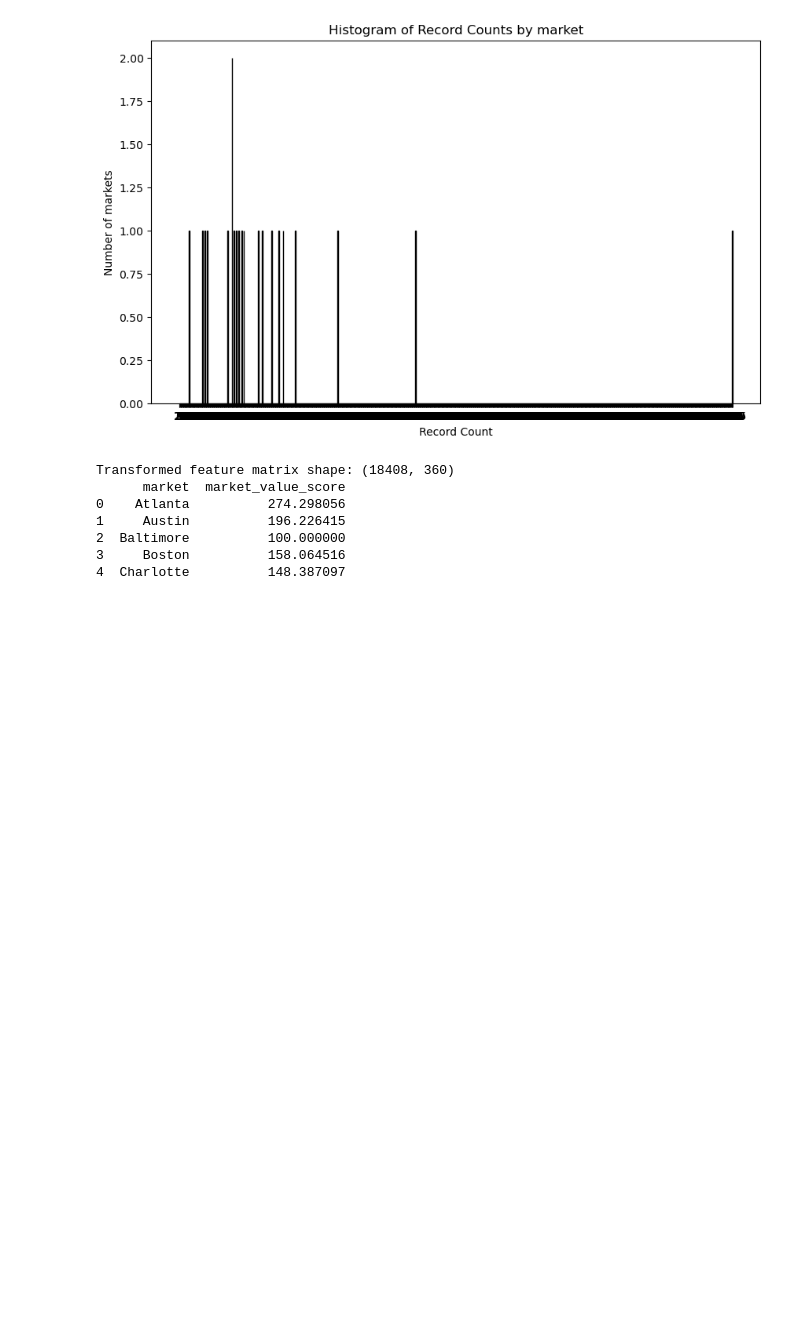
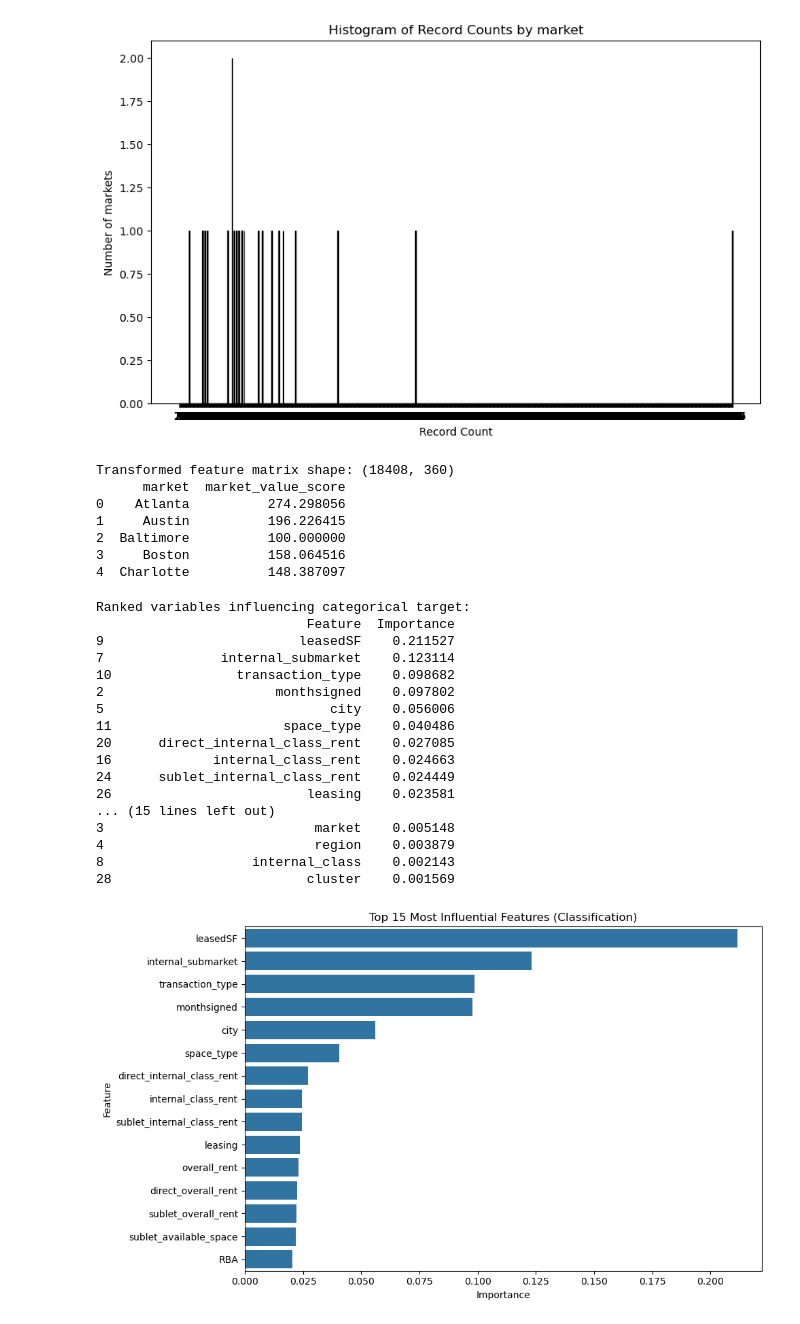
Before and after one commit to Gimmick12-DYY/Duke-Datafest2025, a Jupyter notebook: MainModel.ipynb, the cells around one changed output. Cells and saved outputs as stored; diff of their text form; code cells hidden in the pictures; blank space fills up the shorter version.

Commit message:
ModelbyCounty

```diff
--- a/MainModel.ipynb
+++ b/MainModel.ipynb
@@ -132,8 +132,71 @@ Transformed feature matrix shape: (18408, 360)
 3     Boston          158.064516
 4  Charlotte          148.387097
 # %%
-from sklearn.tree import DecisionTreeClassifier, plot_tree
-test_set = main_2020
+from sklearn.ensemble import RandomForestClassifier
+from sklearn.model_selection import train_test_split
+from sklearn.preprocessing import LabelEncoder
+import pandas as pd
+import matplotlib.pyplot as plt
+import seaborn as sns
 
-train = test_set.sample(frac=0.8)
-test = test_set.drop(index=train.index)
+df = main_2020.copy()
+
+# --- Set your categorical target ---
+target = "internal_industry"  # Change to your actual column
+X = df.drop(columns=[target])
+y = df[target]
+
+# Encode categorical features in X
+for col in X.select_dtypes(include=['object', 'category']).columns:
+    le = LabelEncoder()
+    X[col] = le.fit_transform(X[col].astype(str))
+
+# Encode y (if needed)
+if y.dtype == 'object' or y.dtype.name == 'category':
+    y = LabelEncoder().fit_transform(y)
+
+# Split dataset
+X_train, X_test, y_train, y_test = train_test_split(
+    X, y, test_size=0.2, random_state=42
+)
+
+# Train classifier
+rf = RandomForestClassifier(n_estimators=100, random_state=42)
+rf.fit(X_train, y_train)
+
+# Feature importance
+importances = rf.feature_importances_
+importance_df = pd.DataFrame({
+    'Feature': X.columns,
+    'Importance': importances
+}).sort_values(by="Importance", ascending=False)
+
+# Output results
+print("Ranked variables influencing categorical target:")
+print(importance_df)
+
+# Optional plot
+plt.figure(figsize=(10, 6))
+sns.barplot(data=importance_df.head(15), x='Importance', y='Feature')
+plt.title("Top 15 Most Influential Features (Classification)")
+plt.tight_layout()
+plt.show()
+# %% [output]
+Ranked variables influencing categorical target:
+                           Feature  Importance
+9                         leasedSF    0.211527
+7               internal_submarket    0.123114
+10                transaction_type    0.098682
+2                      monthsigned    0.097802
+5                             city    0.056006
+11                      space_type    0.040486
+20      direct_internal_class_rent    0.027085
+16             internal_class_rent    0.024663
+24      sublet_internal_class_rent    0.024449
+26                         leasing    0.023581
+... (15 lines left out)
+3                           market    0.005148
+4                           region    0.003879
+8                   internal_class    0.002143
+28                         cluster    0.001569
+[figure, added]
```
Also changed, not shown: parts of 2 cells of this notebook.
